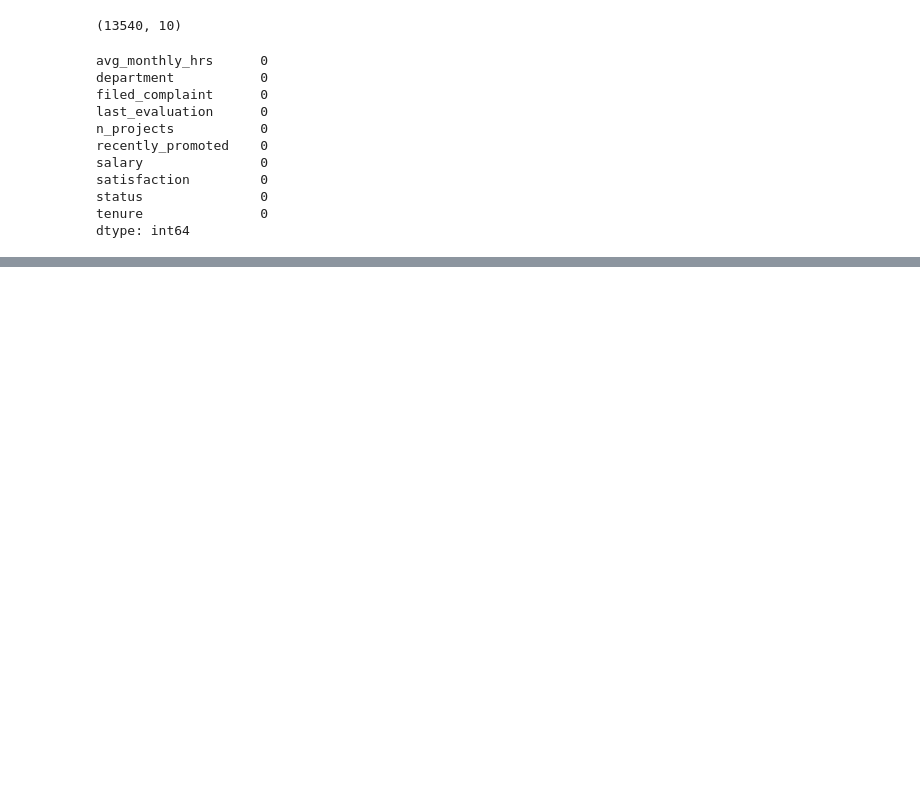
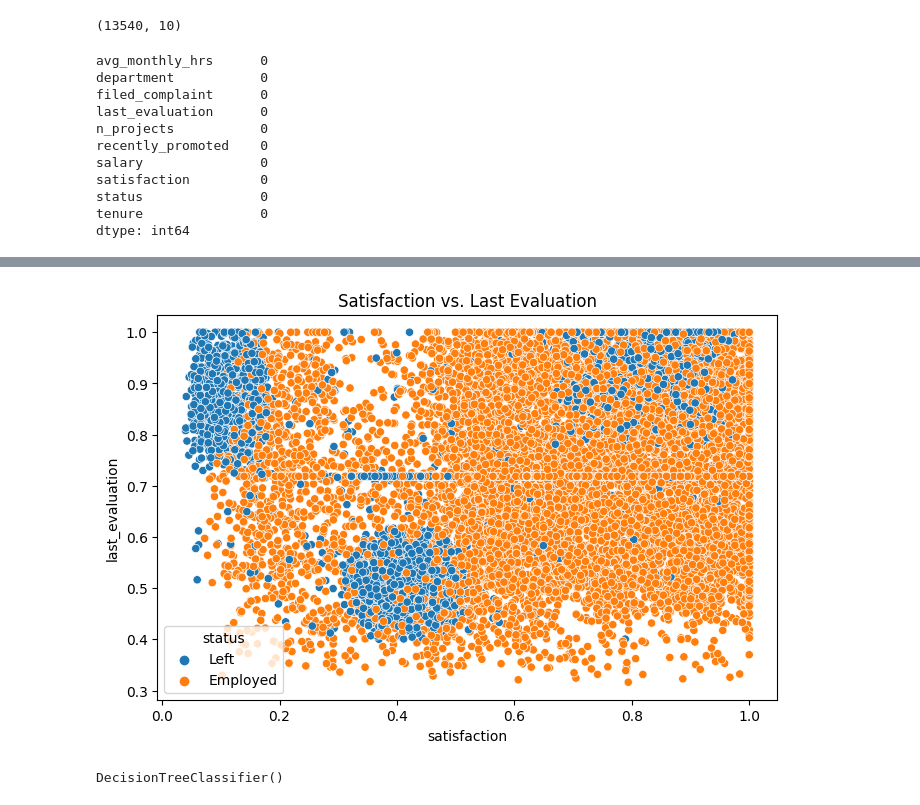
Before and after one commit to johnjustine5646/Lab7_2348522, a Jupyter notebook: Lab7_20112320.ipynb, the cells around one changed output, grey strips where cells are left out. Cells and saved outputs as stored; diff of their text form; code cells hidden in the pictures; blank space fills up the shorter version.

```diff
--- a/Lab7_20112320.ipynb
+++ b/Lab7_20112320.ipynb
@@ -137,0 +154,7 @@ plt.show() #most people are leaving after 3-4 years with the company, no retenti
+# %%
+plt.figure(figsize=(8, 5))
+sns.scatterplot(data=df, x='satisfaction', y='last_evaluation', hue='status')
+plt.title("Satisfaction vs. Last Evaluation")
+plt.show()
+# %% [output]
+[figure, added]
@@ -137,0 +170,7 @@ plt.show() #most people are leaving after 3-4 years with the company, no retenti
+# %%
+from sklearn.tree import DecisionTreeClassifier,export_graphviz, plot_tree
+# Build a decision tree classifier using Gini impurity
+tree_gini = DecisionTreeClassifier(criterion='gini')
+tree_gini.fit(X_train, y_train)
+# %% [output]
+DecisionTreeClassifier()
```
Also changed, not shown: parts of 15 cells of this notebook.
